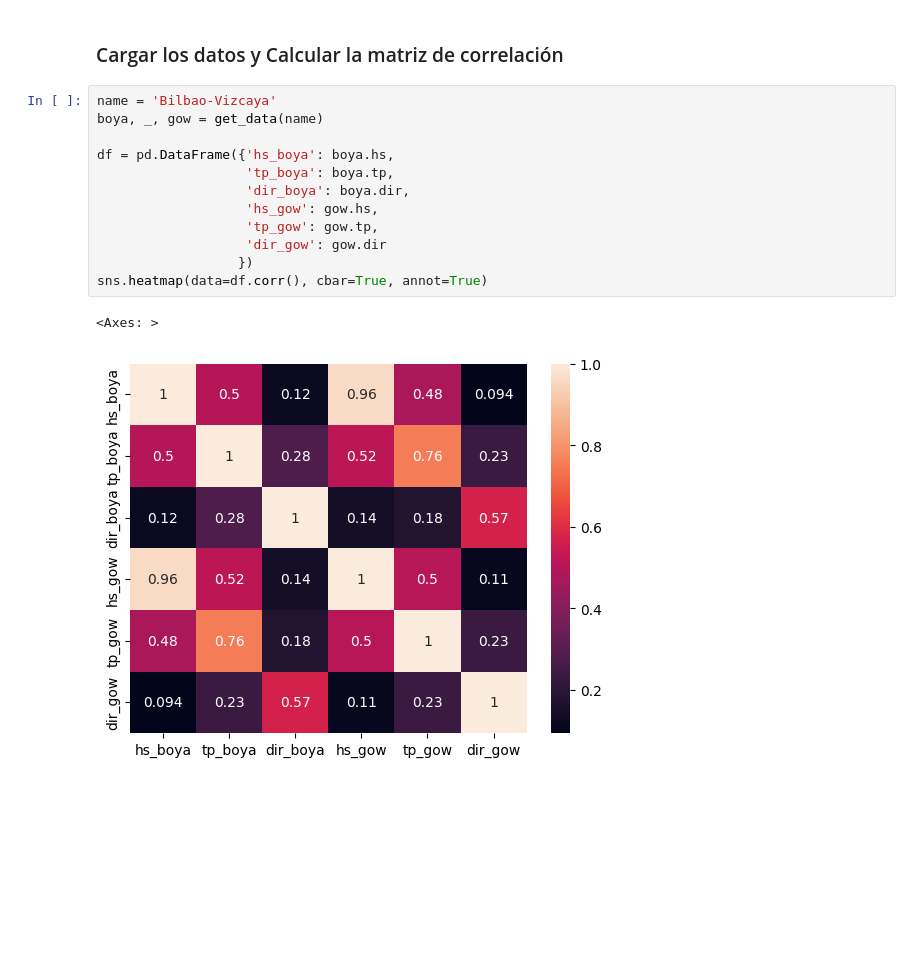
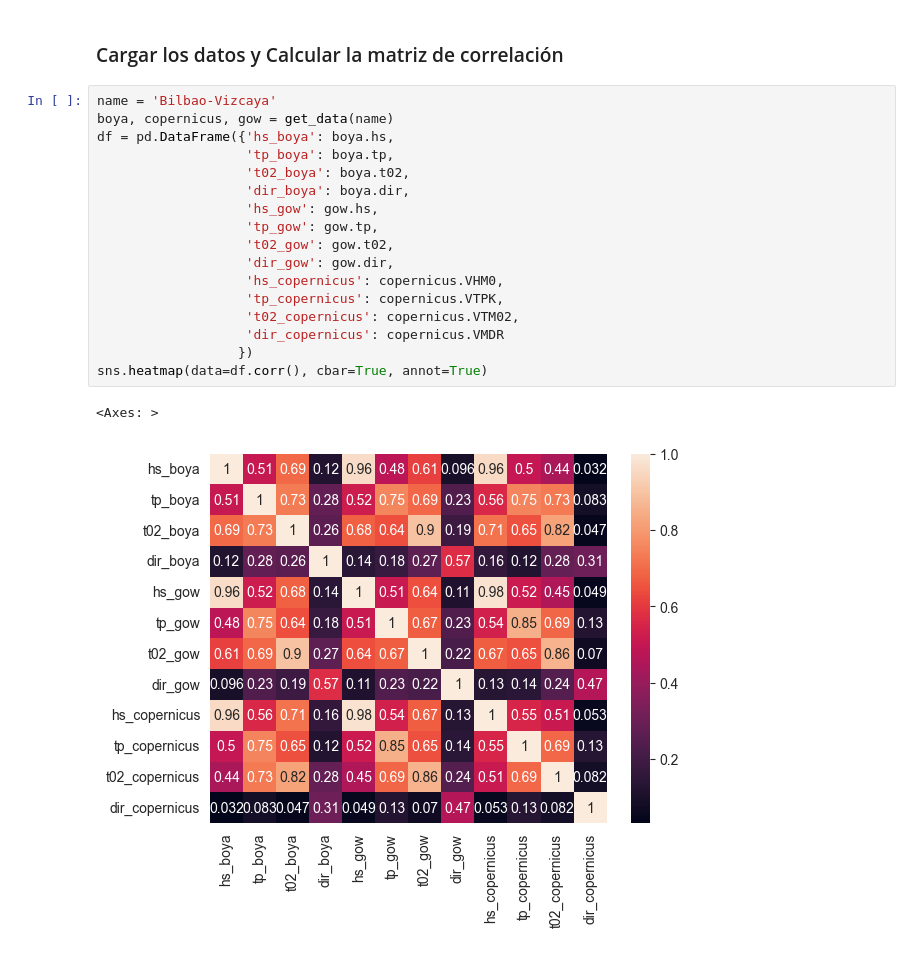
Before and after one commit to alexgonzvalle/TFM, a Jupyter notebook: 06_correlacion.ipynb, the cells around one changed output. Cells and saved outputs as stored; diff of their text form; blank space fills up the shorter version.

```diff
--- a/06_correlacion.ipynb
+++ b/06_correlacion.ipynb
@@ -16,16 +17,21 @@ def get_data(name):
 ### Cargar los datos y Calcular la matriz de correlación
 # %%
 name = 'Bilbao-Vizcaya'
-boya, _, gow = get_data(name)
-
+boya, copernicus, gow = get_data(name)
 df = pd.DataFrame({'hs_boya': boya.hs,
                    'tp_boya': boya.tp,
+                   't02_boya': boya.t02,
                    'dir_boya': boya.dir,
                    'hs_gow': gow.hs,
                    'tp_gow': gow.tp,
-                   'dir_gow': gow.dir
+                   't02_gow': gow.t02,
+                   'dir_gow': gow.dir,
+                   'hs_copernicus': copernicus.VHM0,
+                   'tp_copernicus': copernicus.VTPK,
+                   't02_copernicus': copernicus.VTM02,
+                   'dir_copernicus': copernicus.VMDR
                   })
 sns.heatmap(data=df.corr(), cbar=True, annot=True)
 # %% [output]
 <Axes: >
-[figure, old version]
+[figure, new version]
```
Also changed, not shown: parts of 3 cells of this notebook, 6 other files.
